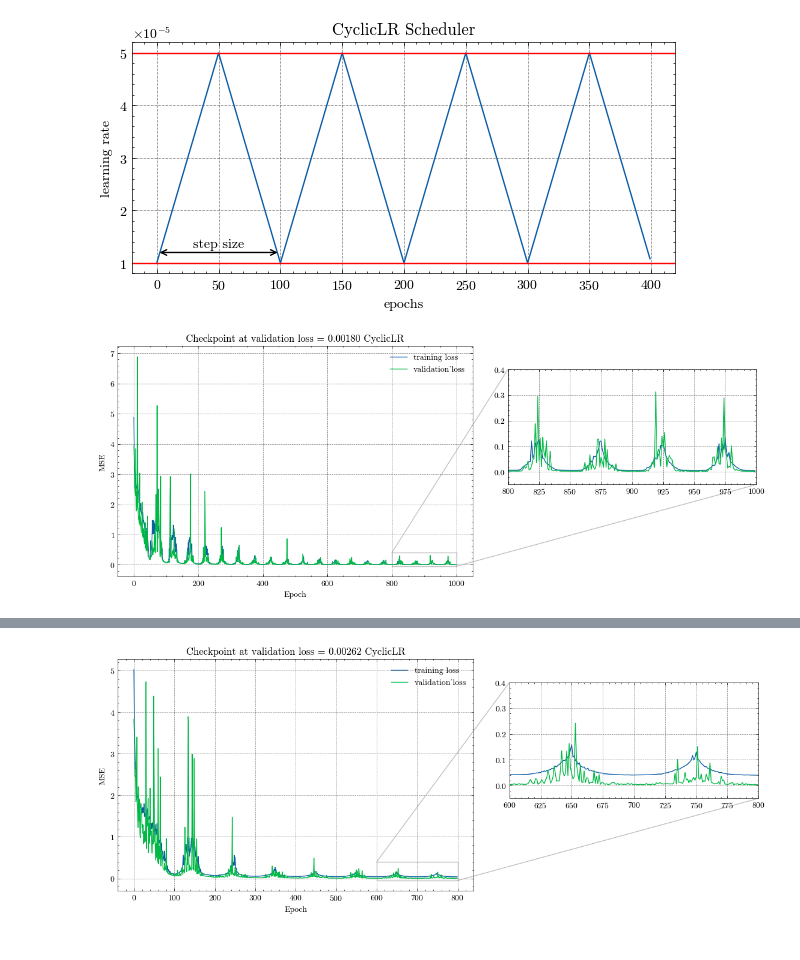
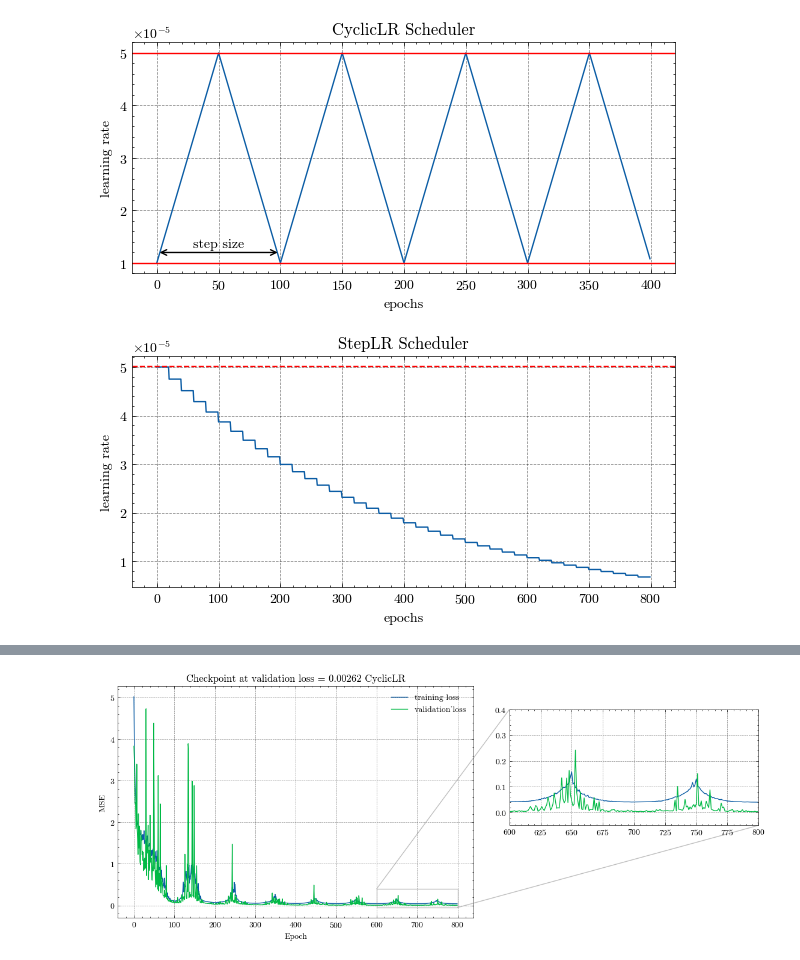
Before and after one commit to SaadSouilmi/Parallel-Monte-Carlo-and-Pricing-via-Neural-Networks-for-asian-options, a Jupyter notebook: fit.ipynb, the cells around one changed output, grey strips where cells are left out. Drawn from its saved outputs; the diff is of its cells as text; code cells hidden in the pictures.

```diff
--- a/fit.ipynb
+++ b/fit.ipynb
@@ -29,13 +29,13 @@ model = MLP(
     normalization=config["normalization"],
 ).to(device)
 model.load_state_dict(torch.load("checkpoints/checkpoint.pth", map_location=device))
-optimizer = torch.optim.SGD(model.parameters(), lr=config["lr"], momentum=0.9)
+optimizer = torch.optim.SGD(model.parameters(), lr=config["lr"])
 scheduler = torch.optim.lr_scheduler.CyclicLR(
     optimizer,
     base_lr=config["base_lr"],
     max_lr=config["max_lr"],
     step_size_up=50,
-    step_size_down=50,
+    step_size_down=50
 )
 model.eval()
 # %% [output]
@@ -75,6 +75,34 @@ plt.show()
 plt.close()
 # %% [output]
 [figure]
+# %%
+optimizer = torch.optim.Adam(model.parameters(), lr=5e-5)
+scheduler = torch.optim.lr_scheduler.StepLR(
+    optimizer,
+    gamma=0.95,
+    step_size=20,
+)
+learning_rate = []
+for i in range(800):
+    learning_rate.append(scheduler.get_last_lr())
+    scheduler.step()
+# %%
+# Display scheduler
+fig = plt.figure(figsize=(7, 3))
+
+plt.plot(
+    np.arange(800),
+    learning_rate,
+)
+plt.axhline(y=0.0000501, color="red", linestyle="--")
+plt.xlabel("epochs")
+plt.ylabel("learning rate")
+plt.title("StepLR Scheduler")
+fig.savefig("img/StepLR-Scheduler.pdf")
+plt.show()
+plt.close()
+# %% [output]
+[figure, added]
 # %%
 # summary statistics utilities
 def residuals_diagnostic(
@@ -152,33 +180,6 @@ with open("data/Y_valid.npy", "rb") as f:
 X_valid = torch.tensor(X_valid, dtype=torch.float32).to(device)
 
 predictions = model(X_valid).flatten().detach().to("cpu").numpy()
-# %%
-fig, ax = plt.subplots(figsize=(7, 5))
-
-ax.plot(training_loss[:], label="training loss")
-ax.plot(validation_loss[:], label="validation_loss")
-# Zoomed portion
-axins = ax.inset_axes([1.1, 0.4, 0.7, 0.5])
-axins.plot(training_loss[:], label="training loss")
-axins.plot(validation_loss[:], label="validation_loss")
-x1, x2, y1, y2 = 800, 1000, -0.05, 0.4
-axins.set_xlim(x1, x2)
-axins.set_ylim(y1, y2)
-ax.indicate_inset_zoom(axins)
-ax.set_box_aspect(0.65)
-# Ajust the subplot position
-fig.subplots_adjust(left=0.01, right=2)
-
-ax.set_xlabel("Epoch")
-ax.set_ylabel("MSE")
-ax.set_title(f"Checkpoint at validation loss = {validation_loss.min():.5f} CyclicLR")
-legend = ax.legend(fancybox=True, edgecolor="k", loc=0)
-legend.get_frame().set_linewidth(0.5)
-#fig.savefig("img/training_cycliclr_1kpaths.pdf")
-plt.show()
-plt.close()
-# %% [output]
-[figure, removed]
 # %%
 residuals_diagnostic(
     Y_valid,
```
Also changed, not shown: parts of 1 cell of this notebook, 6 other files.
